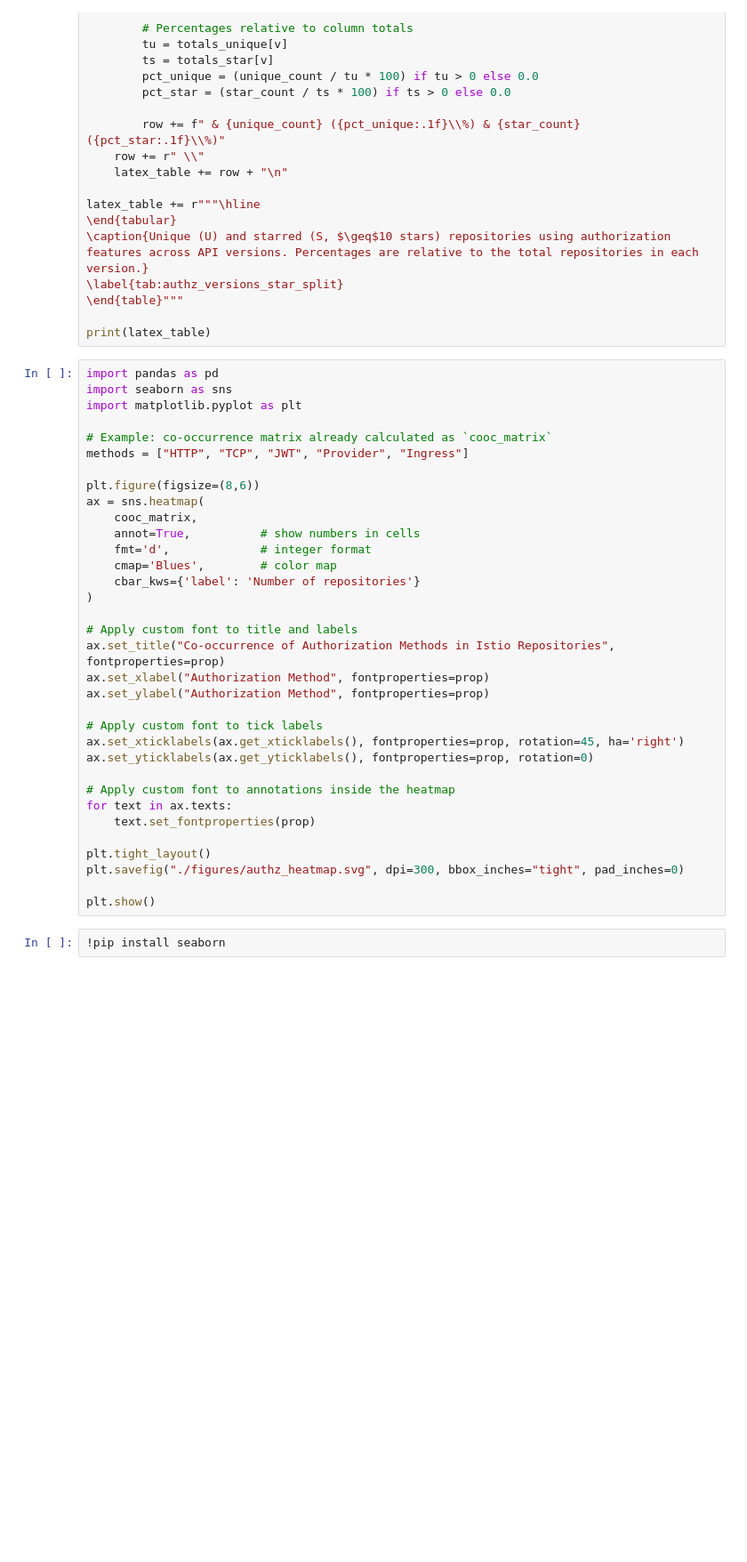
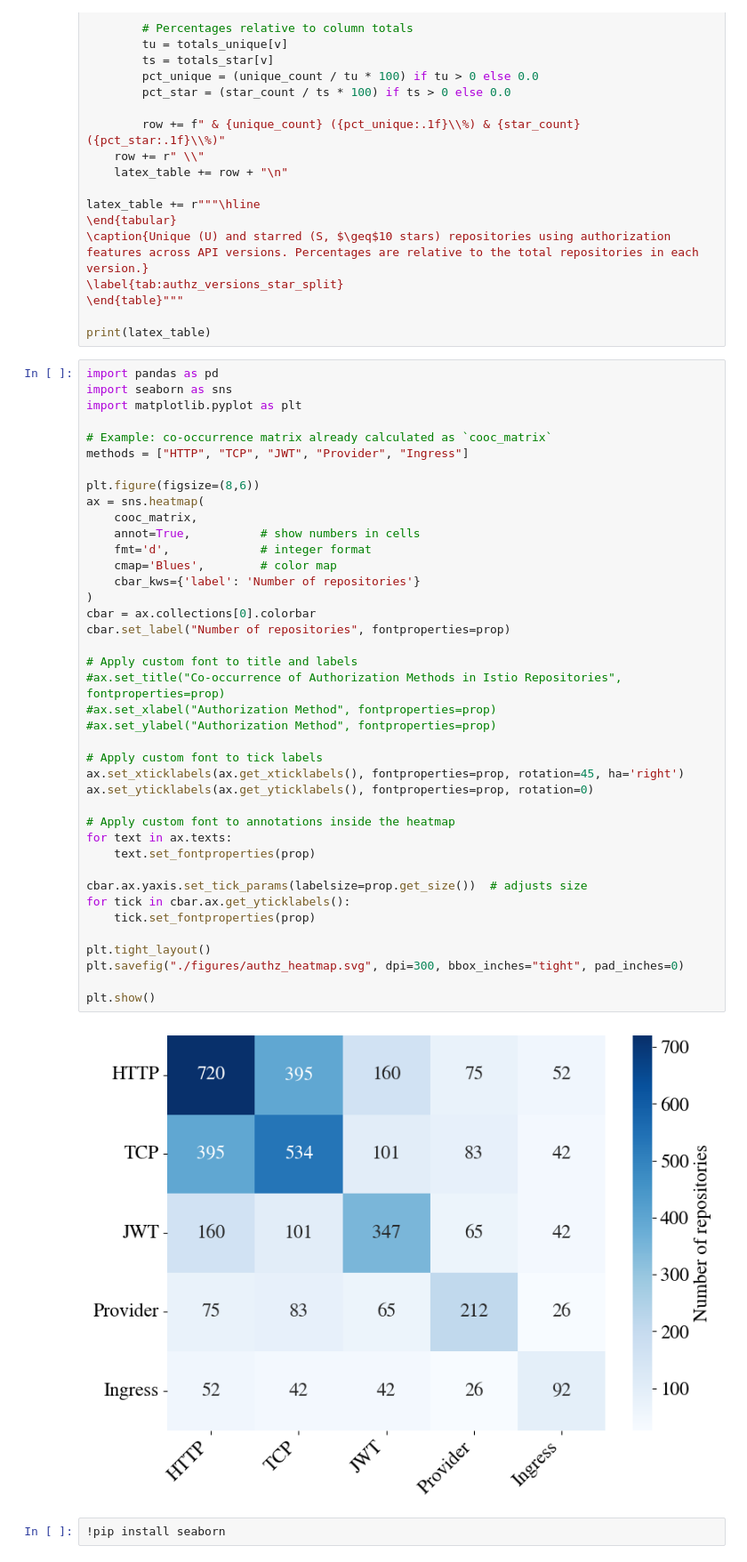
Before and after one commit to THEosusi/istio-security-research-project, a Jupyter notebook: data-analysis/authentization.ipynb, the cells around one changed output. Shown at 89% size. Drawn from its saved outputs; the diff is of its cells as text; blank space fills up the shorter version.

Commit message:
Submit plots

```diff
--- a/data-analysis/authentization.ipynb
+++ b/data-analysis/authentization.ipynb
@@ -234,35 +234,43 @@ print(latex_table)
 import pandas as pd
 import seaborn as sns
 import matplotlib.pyplot as plt
 
 # Example: co-occurrence matrix already calculated as `cooc_matrix`
 methods = ["HTTP", "TCP", "JWT", "Provider", "Ingress"]
 
 plt.figure(figsize=(8,6))
 ax = sns.heatmap(
     cooc_matrix,
     annot=True,          # show numbers in cells
     fmt='d',             # integer format
     cmap='Blues',        # color map
     cbar_kws={'label': 'Number of repositories'}
 )
+cbar = ax.collections[0].colorbar
+cbar.set_label("Number of repositories", fontproperties=prop)
 
 # Apply custom font to title and labels
-ax.set_title("Co-occurrence of Authorization Methods in Istio Repositories", fontproperties=prop)
-ax.set_xlabel("Authorization Method", fontproperties=prop)
-ax.set_ylabel("Authorization Method", fontproperties=prop)
+#ax.set_title("Co-occurrence of Authorization Methods in Istio Repositories", fontproperties=prop)
+#ax.set_xlabel("Authorization Method", fontproperties=prop)
+#ax.set_ylabel("Authorization Method", fontproperties=prop)
 
 # Apply custom font to tick labels
 ax.set_xticklabels(ax.get_xticklabels(), fontproperties=prop, rotation=45, ha='right')
 ax.set_yticklabels(ax.get_yticklabels(), fontproperties=prop, rotation=0)
 
 # Apply custom font to annotations inside the heatmap
 for text in ax.texts:
     text.set_fontproperties(prop)
 
+cbar.ax.yaxis.set_tick_params(labelsize=prop.get_size())  # adjusts size
+for tick in cbar.ax.get_yticklabels():
+    tick.set_fontproperties(prop)
+
 plt.tight_layout()
 plt.savefig("./figures/authz_heatmap.svg", dpi=300, bbox_inches="tight", pad_inches=0)
 
 plt.show()
+# %% [output]
+[figure, added]
 # %%
 !pip install seaborn
```
Also changed, not shown: 5 other files.
